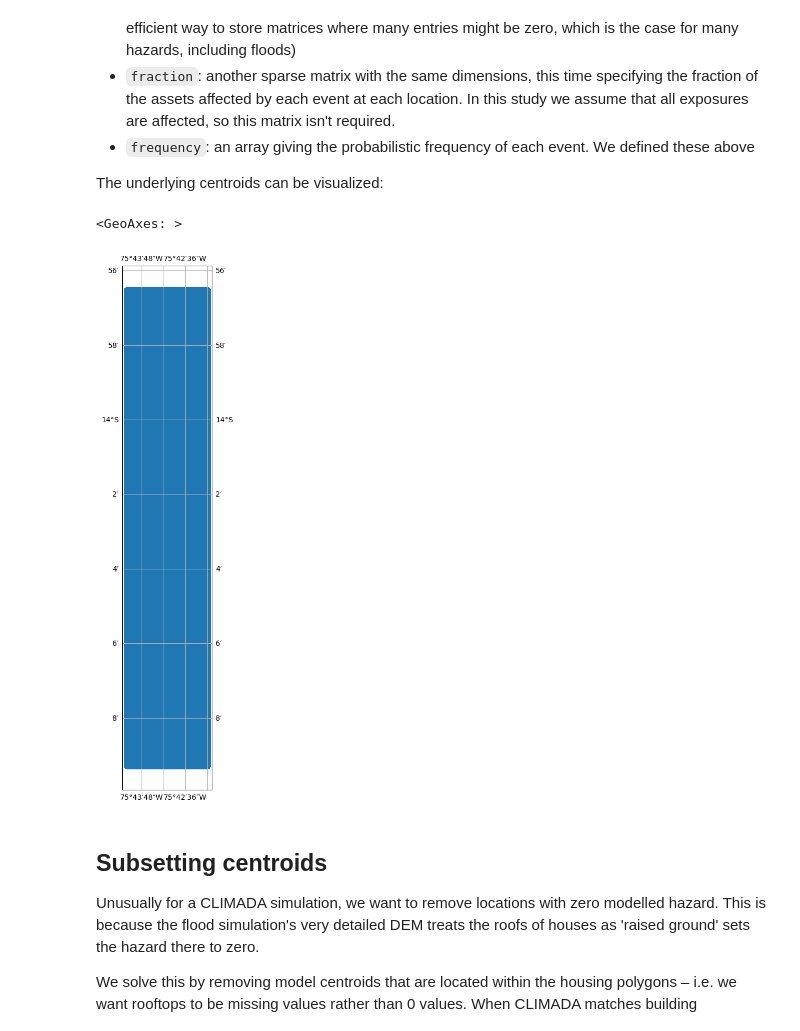
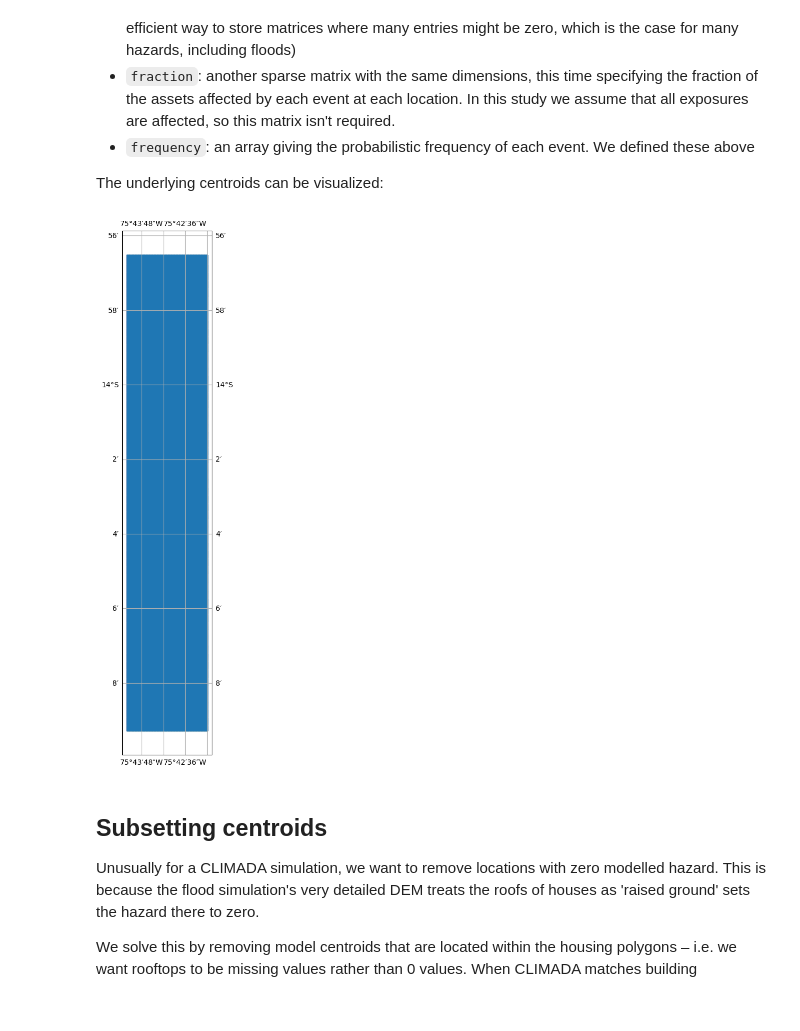
Before and after one commit to AnalyticsTeamUNUEHS/CLIMADA_starter_packs, a Jupyter notebook: starter_pack_peru/notebooks/03_hazard.ipynb, the cells around one changed output. Saved outputs shown, nothing was run; the diff lists cells and outputs as text; code cells hidden in the pictures.

```diff
--- a/starter_pack_peru/notebooks/03_hazard.ipynb
+++ b/starter_pack_peru/notebooks/03_hazard.ipynb
@@ -159,10 +198,9 @@ The Hazard is defined through a few key properties:
 
 The underlying centroids can be visualized:
 # %%
-_ = haz.centroids.plot()
+_ = haz.centroids.plot(markersize=0.0001)
 # %% [output]
-<GeoAxes: >
-[figure, old version]
+[figure, new version]
 # %% [markdown]
 ## Subsetting centroids
 
```
Also changed, not shown: parts of 5 cells of this notebook, 4 other files.
